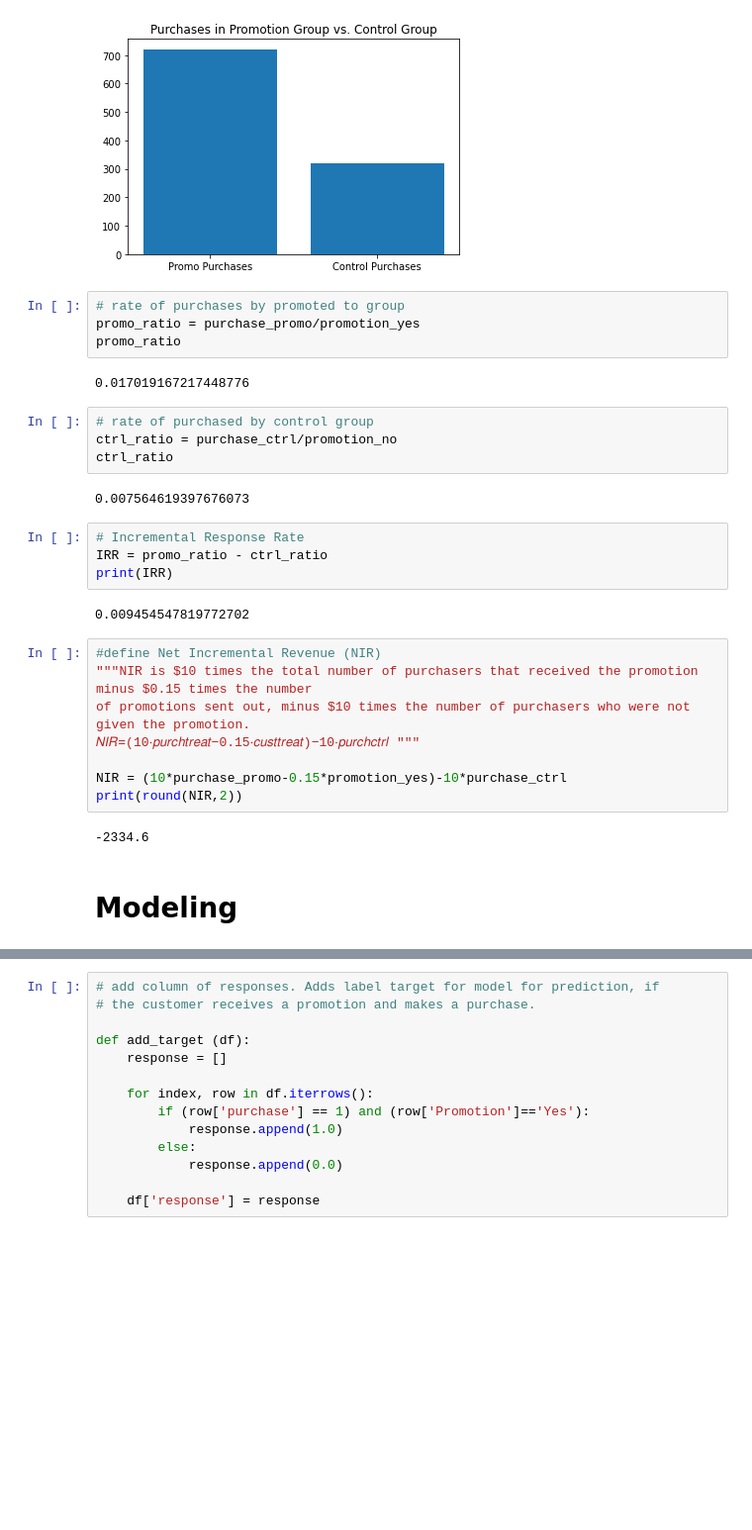
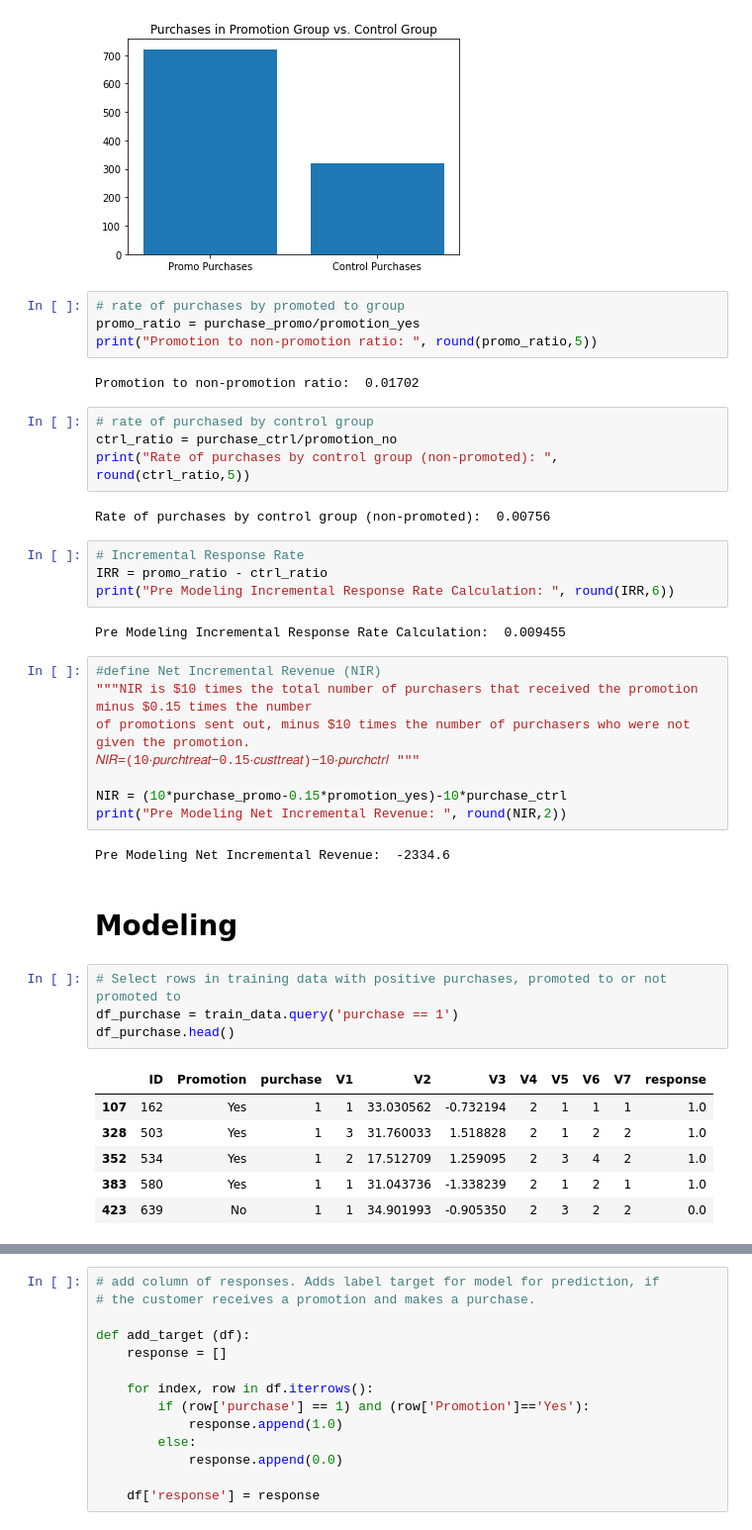
Before and after one commit to cphillips103/starbucks_analysis, a Jupyter notebook: Starbucks.ipynb, the cells around one changed output, grey strips where cells are left out. Shown at 99% size. Saved outputs shown, nothing was run; the diff lists cells and outputs as text; blank space fills up the shorter version.

Commit message:
update model and readme files

```diff
--- a/Starbucks.ipynb
+++ b/Starbucks.ipynb
@@ -231,21 +220,21 @@ plt.show()
 # %%
 # rate of purchases by promoted to group
 promo_ratio = purchase_promo/promotion_yes
-promo_ratio
+print("Promotion to non-promotion ratio: ", round(promo_ratio,5))
 # %% [output]
-0.017019167217448776
+Promotion to non-promotion ratio:  0.01702
 # %%
 # rate of purchased by control group
 ctrl_ratio = purchase_ctrl/promotion_no
-ctrl_ratio
+print("Rate of purchases by control group (non-promoted): ", round(ctrl_ratio,5))
 # %% [output]
-0.007564619397676073
+Rate of purchases by control group (non-promoted):  0.00756
 # %%
 # Incremental Response Rate
 IRR = promo_ratio - ctrl_ratio
-print(IRR)
+print("Pre Modeling Incremental Response Rate Calculation: ", round(IRR,6))
 # %% [output]
-0.009454547819772702
+Pre Modeling Incremental Response Rate Calculation:  0.009455
 # %%
 #define Net Incremental Revenue (NIR)
 """NIR is $10 times the total number of purchasers that received the promotion minus $0.15 times the number
@@ -253,9 +242,20 @@ of promotions sent out, minus $10 times the number of purchasers who were not gi
 𝑁𝐼𝑅=(10⋅𝑝𝑢𝑟𝑐ℎ𝑡𝑟𝑒𝑎𝑡−0.15⋅𝑐𝑢𝑠𝑡𝑡𝑟𝑒𝑎𝑡)−10⋅𝑝𝑢𝑟𝑐ℎ𝑐𝑡𝑟𝑙 """
 
 NIR = (10*purchase_promo-0.15*promotion_yes)-10*purchase_ctrl
-print(round(NIR,2))
+print("Pre Modeling Net Incremental Revenue: ", round(NIR,2))
 # %% [output]
--2334.6
+Pre Modeling Net Incremental Revenue:  -2334.6
 # %% [markdown]
 # Modeling
+# %%
+# Select rows in training data with positive purchases, promoted to or not promoted to
+df_purchase = train_data.query('purchase == 1')
+df_purchase.head()
+# %% [output]
+|  | ID | Promotion | purchase | V1 | V2 | V3 | V4 | V5 | V6 | V7 | response |
+| 107 | 162 | Yes | 1 | 1 | 33.030562 | -0.732194 | 2 | 1 | 1 | 1 | 1.0 |
+| 328 | 503 | Yes | 1 | 3 | 31.760033 | 1.518828 | 2 | 1 | 2 | 2 | 1.0 |
+| 352 | 534 | Yes | 1 | 2 | 17.512709 | 1.259095 | 2 | 3 | 4 | 2 | 1.0 |
+| 383 | 580 | Yes | 1 | 1 | 31.043736 | -1.338239 | 2 | 1 | 2 | 1 | 1.0 |
+| 423 | 639 | No | 1 | 1 | 34.901993 | -0.905350 | 2 | 3 | 2 | 2 | 0.0 |
 # %%
```
Also changed, not shown: parts of 57 cells of this notebook, 7 other files.
